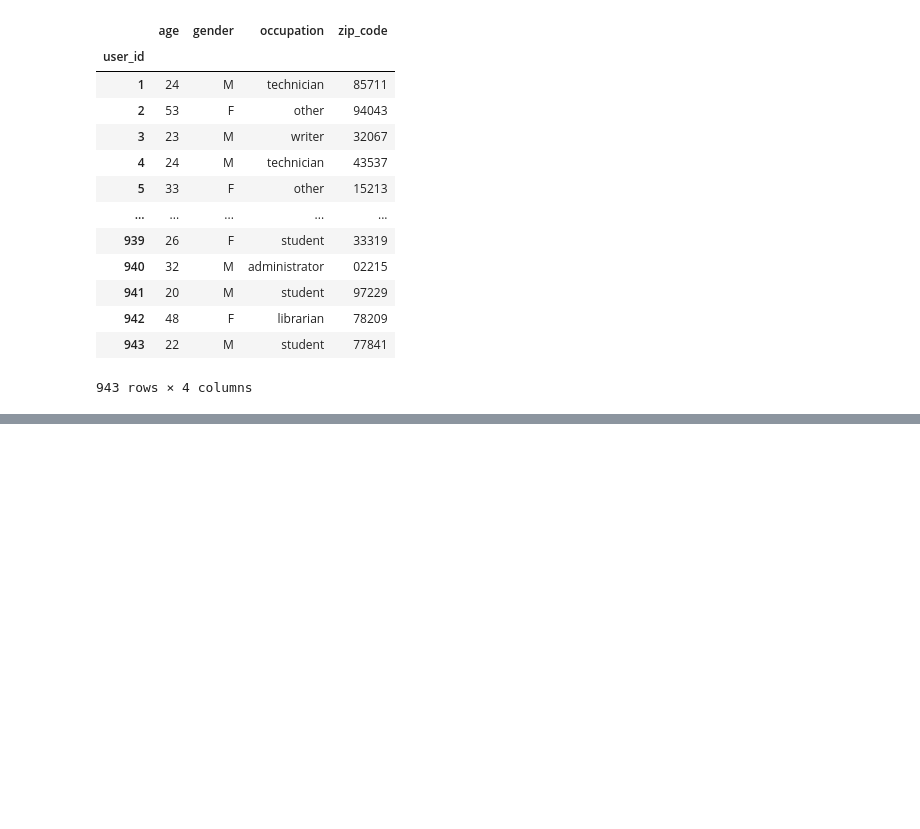
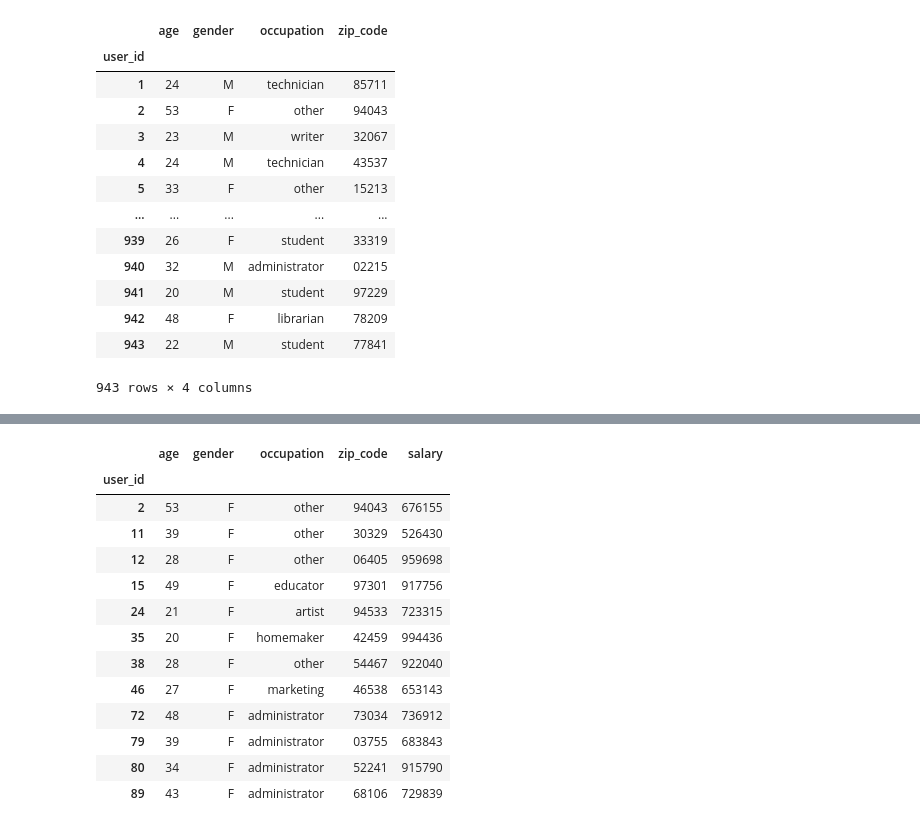
Before and after one commit to MUHAMMADANASWAQAR/Python, a Jupyter notebook: pandas/panda.ipynb, the cells around one changed output, grey strips where cells are left out. Cells and saved outputs as stored; diff of their text form; code cells hidden in the pictures; blank space fills up the shorter version.

```diff
--- a/pandas/panda.ipynb
+++ b/pandas/panda.ipynb
@@ -24,0 +159,17 @@ users
+# %%
+users[((users.salary>500000) & (users.gender=='F') )]
+# %% [output]
+|  | age | gender | occupation | zip_code | salary |
+| user_id |  |  |  |  |  |
+| 2 | 53 | F | other | 94043 | 676155 |
+| 11 | 39 | F | other | 30329 | 526430 |
+| 12 | 28 | F | other | 06405 | 959698 |
+| 15 | 49 | F | educator | 97301 | 917756 |
+| 24 | 21 | F | artist | 94533 | 723315 |
+| 35 | 20 | F | homemaker | 42459 | 994436 |
+| 38 | 28 | F | other | 54467 | 922040 |
+| 46 | 27 | F | marketing | 46538 | 653143 |
+| 72 | 48 | F | administrator | 73034 | 736912 |
+| 79 | 39 | F | administrator | 03755 | 683843 |
+| 80 | 34 | F | administrator | 52241 | 915790 |
+| 89 | 43 | F | administrator | 68106 | 729839 |
```
Also changed, not shown: parts of 14 cells of this notebook.
